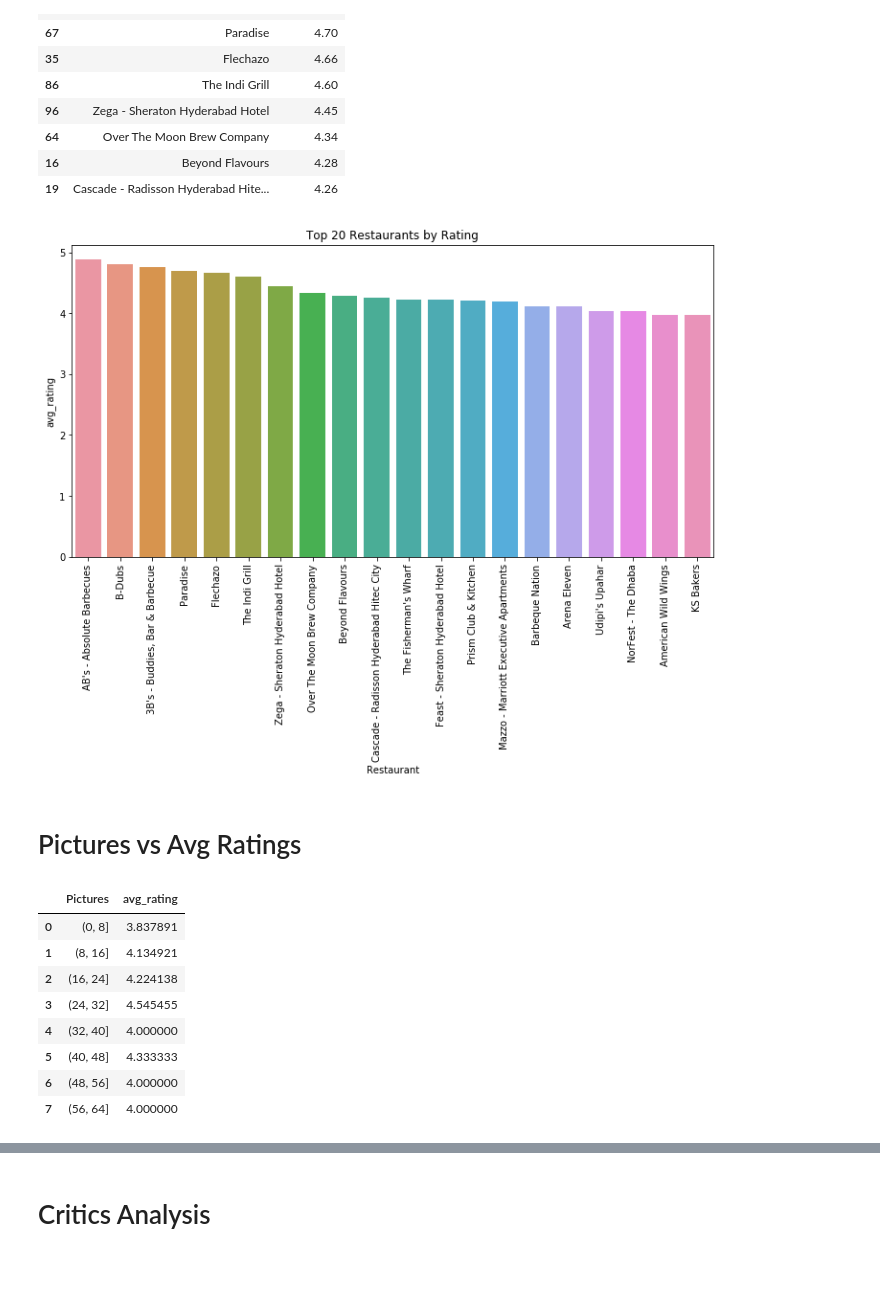
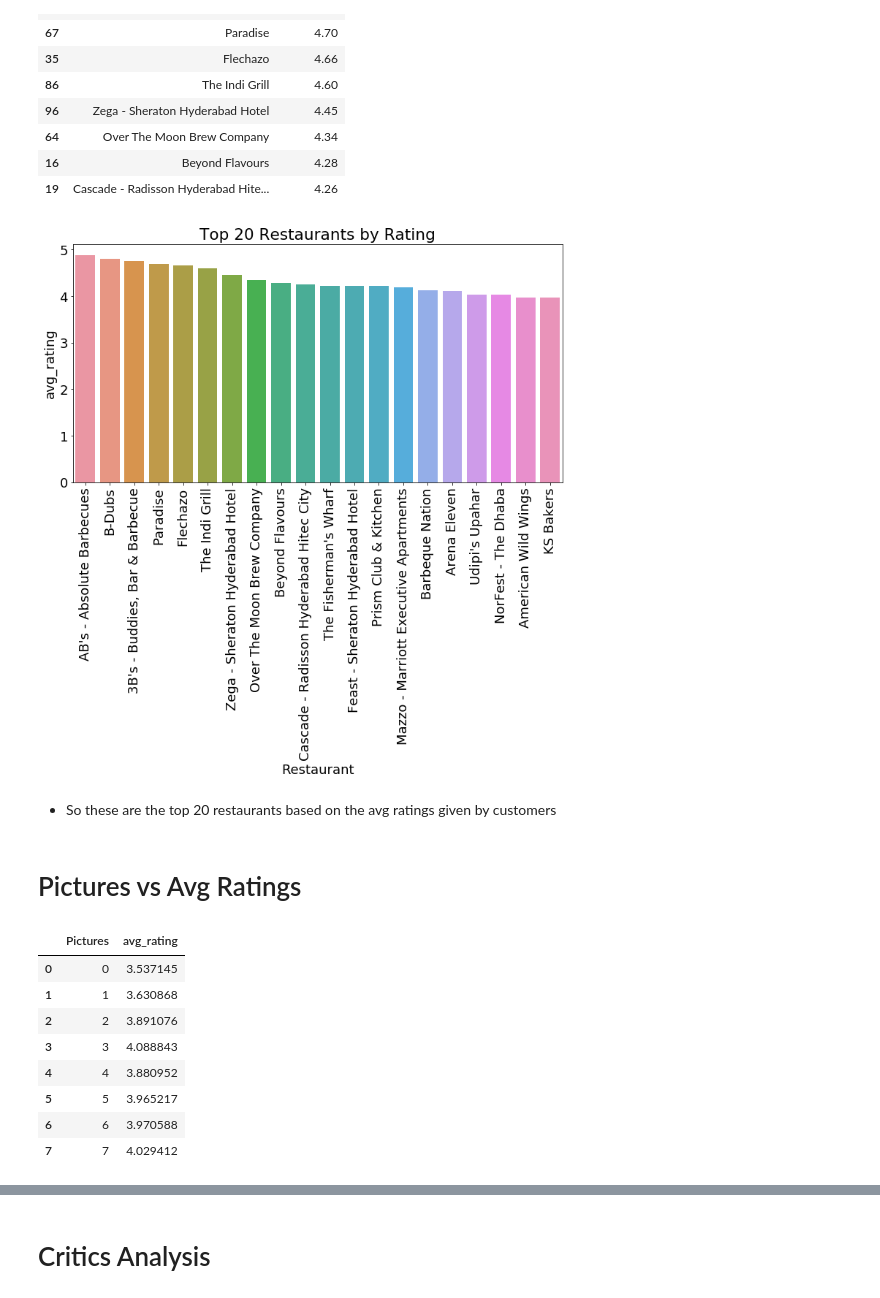
Before and after one commit to bhanuprakash-7/zomato-reviews-clustering-sentimental-analysis, a Jupyter notebook: ZOMATO RESTAURANT CLUSTERING AND SENTIMENT ANALYSIS.ipynb, the cells around one changed output, grey strips where cells are left out. Saved outputs shown, nothing was run; the diff lists cells and outputs as text; code cells hidden in the pictures; blank space fills up the shorter version.

```diff
--- a/ZOMATO RESTAURANT CLUSTERING AND SENTIMENT ANALYSIS.ipynb
+++ b/ZOMATO RESTAURANT CLUSTERING AND SENTIMENT ANALYSIS.ipynb
@@ -387,29 +350,32 @@ by_rating.head(10)
 | 16 | Beyond Flavours | 4.28 |
 | 19 | Cascade - Radisson Hyderabad Hite... | 4.26 |
 # %%
+plt.rcParams.update({'font.size': 18})
 plt.figure(figsize=(12,6))
 sns.barplot(data=by_rating[:20], x='Restaurant', y='avg_rating')
 plt.title('Top 20 Restaurants by Rating')
 plt.xticks(rotation='vertical')
 plt.show()
 # %% [output]
-[figure, old version]
+[figure, new version]
+# %% [markdown]
+* So these are the top 20 restaurants based on the avg ratings given by customers
 # %% [markdown]
 # Pictures vs Avg Ratings
 # %%
 #Storing top restaurants sorted by rating
-pic_ratings = df.groupby(pd.cut(df['Pictures'], np.arange(0, 65, 8)))['Rating'].mean().reset_index().sort_values(by='Pictures')
+pic_ratings = df.groupby('Pictures')['Rating'].mean().reset_index().sort_values(by='Pictures')[:40]
 pic_ratings.columns=['Pictures','avg_rating']
-pic_ratings
+pic_ratings[:8]
 # %% [output]
 |  | Pictures | avg_rating |
-| 0 | (0, 8] | 3.837891 |
-| 1 | (8, 16] | 4.134921 |
-| 2 | (16, 24] | 4.224138 |
-| 3 | (24, 32] | 4.545455 |
-| 4 | (32, 40] | 4.000000 |
-| 5 | (40, 48] | 4.333333 |
-| 6 | (48, 56] | 4.000000 |
-| 7 | (56, 64] | 4.000000 |
+| 0 | 0 | 3.537145 |
+| 1 | 1 | 3.630868 |
+| 2 | 2 | 3.891076 |
+| 3 | 3 | 4.088843 |
+| 4 | 4 | 3.880952 |
+| 5 | 5 | 3.965217 |
+| 6 | 6 | 3.970588 |
+| 7 | 7 | 4.029412 |
 # %%
 plt.figure(figsize=(12,6))
```
Also changed, not shown: parts of 28 cells of this notebook.
